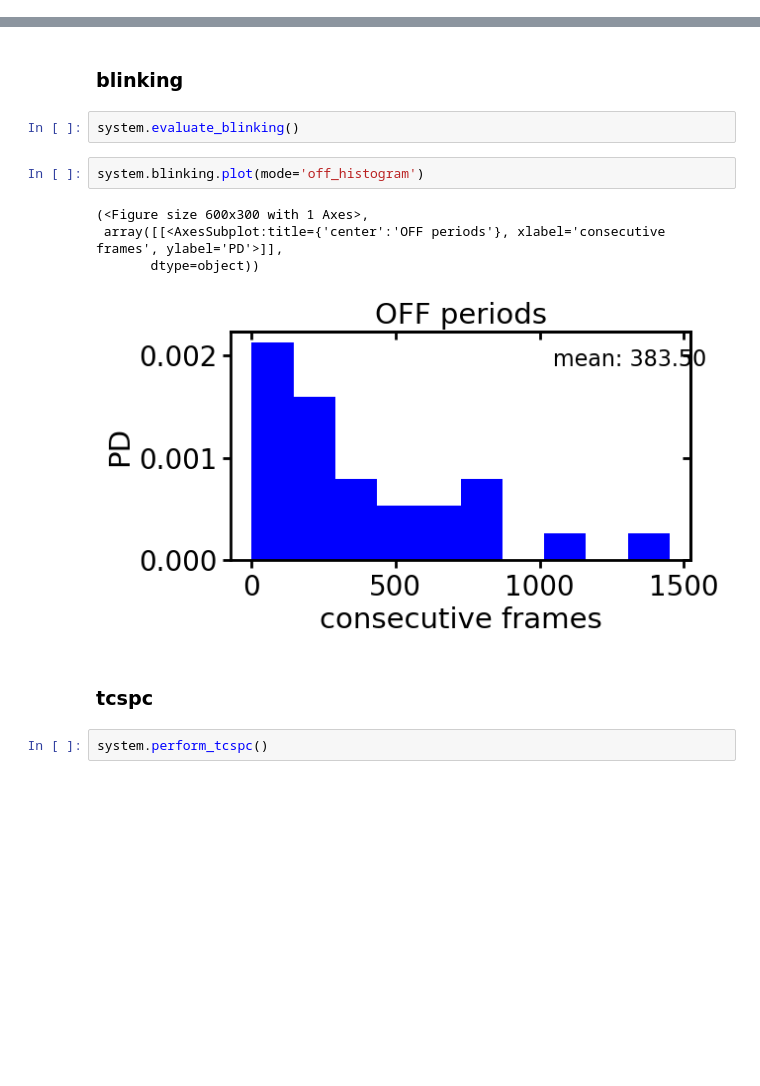
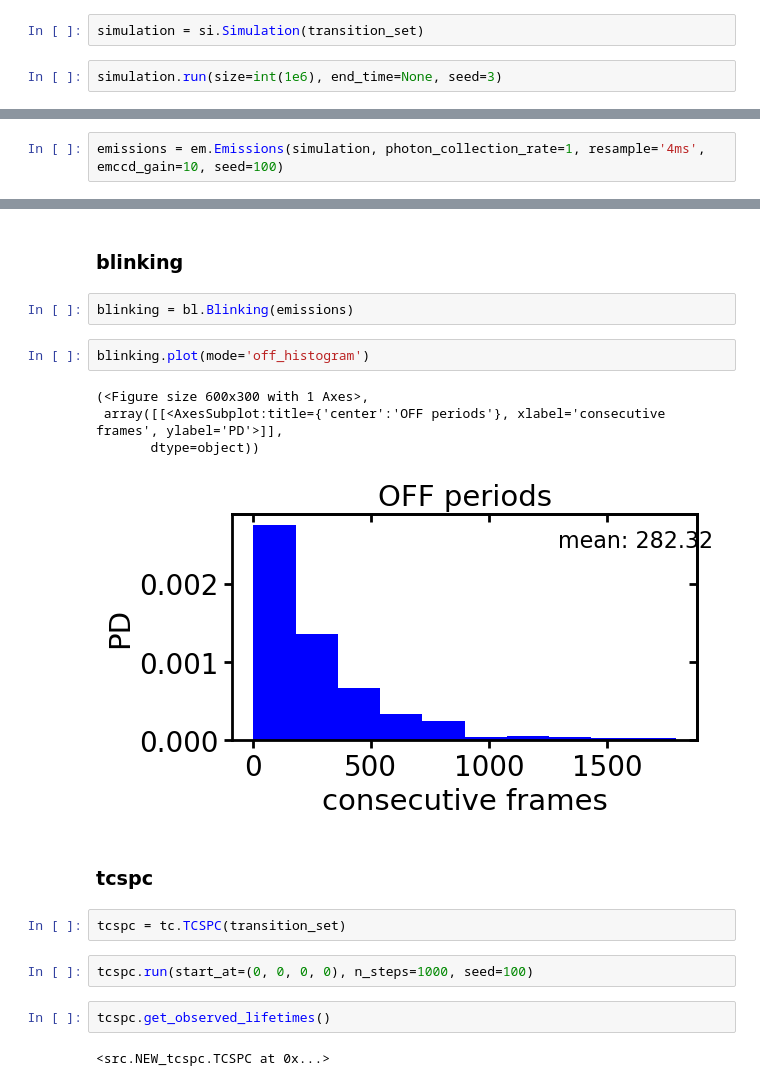
Before and after one commit to super-resolution/Fluopy, a Jupyter notebook: notebooks/tutorials/NEW.ipynb, the cells around one changed output, grey strips where cells are left out. Drawn from its saved outputs; the diff is of its cells as text; blank space fills up the shorter version.

Commit message:
tcspc adaption
- first tcspc changes
- gitignore .idea addition

```diff
--- a/notebooks/tutorials/NEW.ipynb
+++ b/notebooks/tutorials/NEW.ipynb
@@ -65,0 +65,4 @@ system.statistics.analysis.plot_all(transitions=system.transitions, prediction=s
+# %%
+simulation = si.Simulation(transition_set)
+# %%
+simulation.run(size=int(1e6), end_time=None, seed=3)
@@ -70 +84,3 @@ system.fetch_emissions(1, '4ms', 10, 10)
+# %%
+emissions = em.Emissions(simulation, photon_collection_rate=1, resample='4ms', emccd_gain=10, seed=100)
 # %%
@@ -95,16 +111,22 @@ system.fcs.plot()
 # %% [markdown]
 ### blinking
 # %%
-system.evaluate_blinking()
+blinking = bl.Blinking(emissions)
 # %%
-system.blinking.plot(mode='off_histogram')
+blinking.plot(mode='off_histogram')
 # %% [output]
 (<Figure size 600x300 with 1 Axes>,
  array([[<AxesSubplot:title={'center':'OFF periods'}, xlabel='consecutive frames', ylabel='PD'>]],
        dtype=object))
-[figure, old version]
+[figure, new version]
 # %% [markdown]
 ### tcspc
 # %%
-system.perform_tcspc()
+tcspc = tc.TCSPC(transition_set)
+# %%
+tcspc.run(start_at=(0, 0, 0, 0), n_steps=1000, seed=100)
+# %%
+tcspc.get_observed_lifetimes()
+# %% [output]
+<src.NEW_tcspc.TCSPC at 0x...>
 # %%
```
Also changed, not shown: parts of 31 cells of this notebook, 17 other files.
